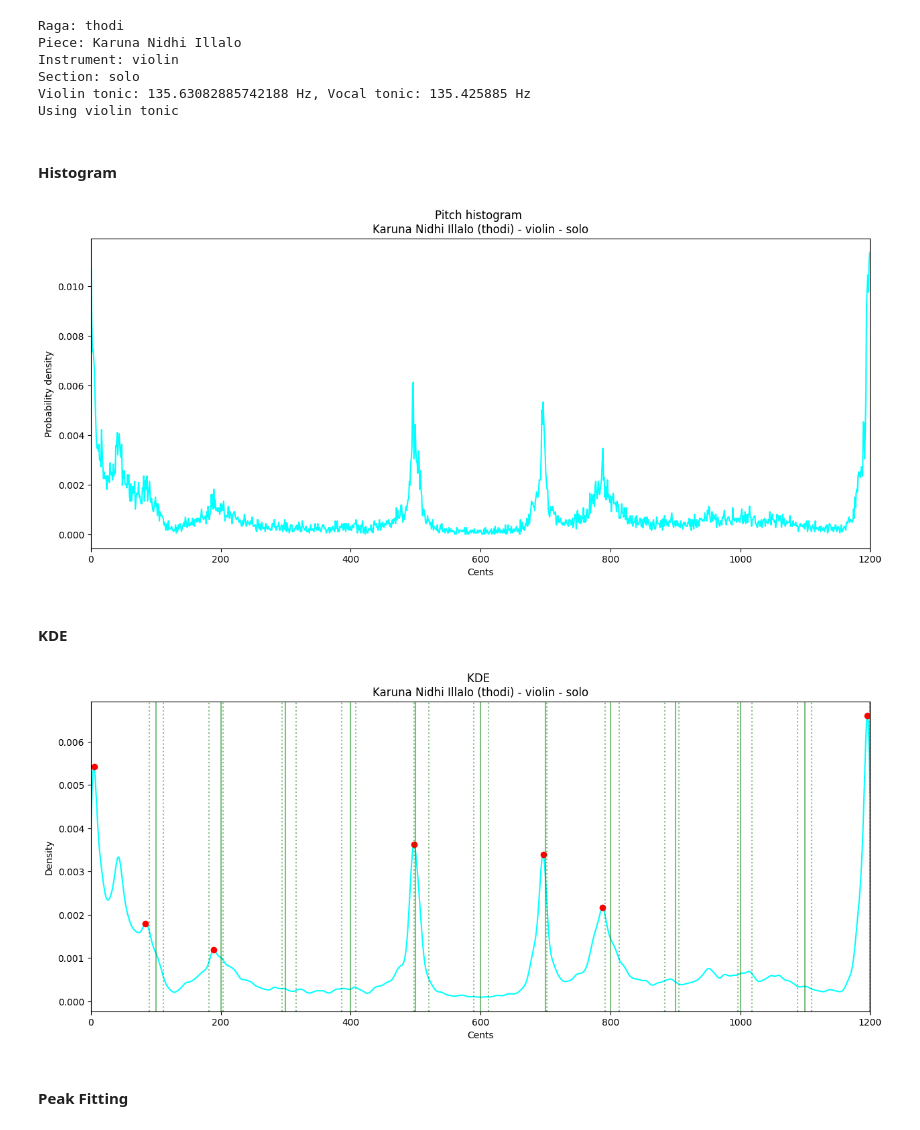
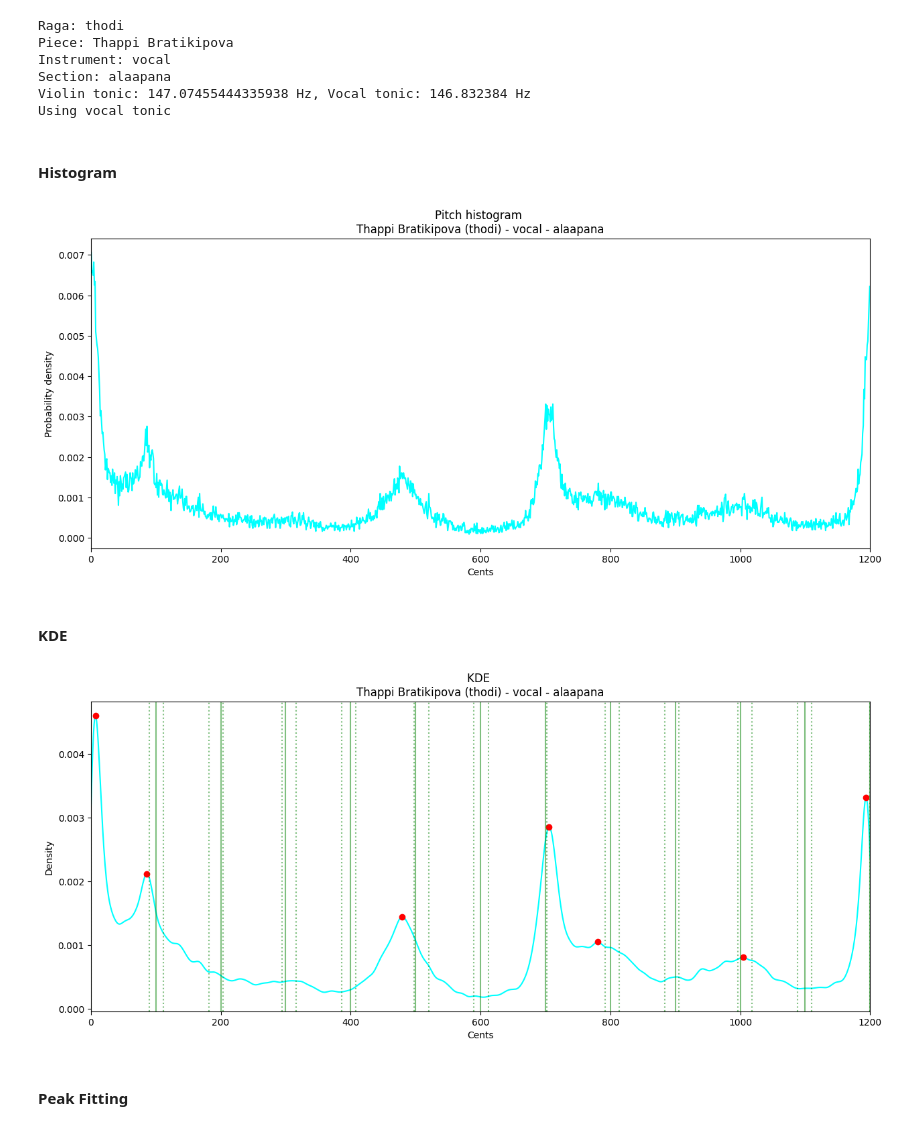
Before and after one commit to root2pk/masters-thesis, a Jupyter notebook: histograms.ipynb, the cells around one changed output. Cells and saved outputs as stored; diff of their text form; code cells hidden in the pictures.

Commit message:
kdes processed

```diff
--- a/histograms.ipynb
+++ b/histograms.ipynb
@@ -23,7 +26,7 @@ notes_dict = {
 sr = 16000
 # %%
 # Load processed pitch data
-pitchfile = "thodi/Karuna Nidhi Illalo/Karuna Nidhi Illalo.multitrack-violin-solo-processed.pitch"
+pitchfile = "thodi/Thappi Bratikipova/Thappi Bratikipova.multitrack-vocal-alaapana-processed.pitch"
 times, f0 = np.loadtxt(pitchfile).T
 length_s = times[-1]
 
@@ -50,11 +53,11 @@ else:
     print("Using violin tonic")
 # %% [output]
 Raga: thodi
-Piece: Karuna Nidhi Illalo
-Instrument: violin
-Section: solo
-Violin tonic: 135.63082885742188 Hz, Vocal tonic: 135.425885 Hz
-Using violin tonic
+Piece: Thappi Bratikipova
+Instrument: vocal
+Section: alaapana
+Violin tonic: 147.07455444335938 Hz, Vocal tonic: 146.832384 Hz
+Using vocal tonic
 # %%
 # Cents calculation
 cents = u.hz_to_cents(f0, tonic)
@@ -80,33 +83,33 @@ plt.show()
 hist_file = pitchfile.replace("processed.pitch", "histogram.txt")
 np.savetxt(hist_file, np.vstack((bin_centers, hist)).T, fmt = "%.6f")
 # %% [output]
-[figure, old version]
+[figure, new version]
 # %% [markdown]
 #### KDE
 # %%
 # KDE calculation
-kde = u.gaussian_kde(cents[~np.isnan(cents)], bw_method = 0.01)
+kde = u.gaussian_kde(cents[~np.isnan(cents)], bw_method = 0.015)
 bins = np.linspace(0, 1200, 1200)
 kde_vals = kde(bins)
 
 # Find peaks in KDE
 peaks,_ = u.find_peaks(kde_vals, distance = 50, height = 0.0008)
 
 # Plot KDE and peaks
 plt.figure(figsize=(15, 6))
 plt.plot(bins, kde_vals, color = "cyan")
 plt.plot(bins[peaks], kde_vals[peaks], 'ro')
 for pos in JI_CENTS:
     plt.axvline(x = pos, color = 'g', linestyle = ':', alpha = 0.5)
 for pos in EQ_CENTS:
     plt.axvline(x = pos, color = 'g', linestyle = '-', alpha = 0.5)
 plt.xlabel("Cents")
 plt.ylabel("Density")
 plt.xlim(0, 1200)
 plt.title("KDE \n" + piece + " (" + raga + ") - " + instrument + " - " + section)
 plt.show()
 # %% [output]
-[figure, old version]
+[figure, new version]
 # %% [markdown]
 #### Peak Fitting
 # %%
```
Also changed, not shown: parts of 3 cells of this notebook, 35 other files.
